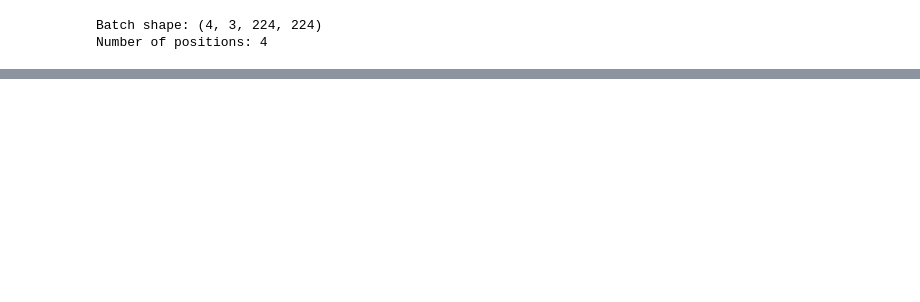
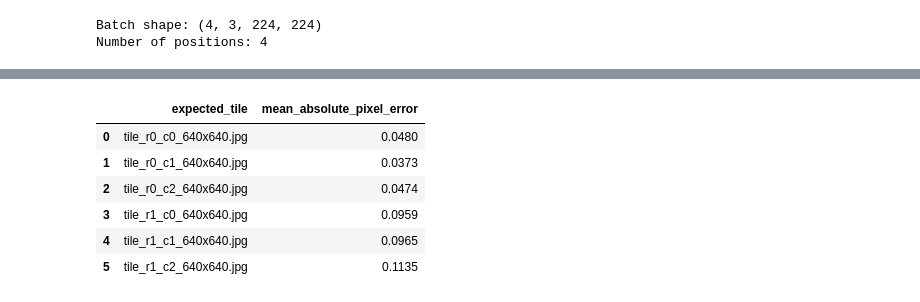
Before and after one commit to Jinushi-Kariyakarana-RMIT/ai-first-nations, a Jupyter notebook: notebooks/evaluate_image_tiler.ipynb, the cells around one changed output, grey strips where cells are left out. Saved outputs shown, nothing was run; the diff lists cells and outputs as text; code cells hidden in the pictures; blank space fills up the shorter version.

```diff
--- a/notebooks/evaluate_image_tiler.ipynb
+++ b/notebooks/evaluate_image_tiler.ipynb
@@ -237,0 +328,51 @@ Set REAL_IMAGE_PATH to evaluate a real drone image.
+# %%
+tree_counter_image = TEST_SET_DIR / "04_tree_counter_1920x1280.jpg"
+expected_paths = sorted(EXPECTED_DIR.glob("tile_r*_c*_640x640.jpg"))
+
+assert tree_counter_image.exists(), f"Missing tree-counter test image: {tree_counter_image}"
+assert len(expected_paths) == 6, f"Expected 6 reference tiles, found {len(expected_paths)}"
+
+tiles, positions, original_size = tile_image(
+    tree_counter_image,
+    tile_size=640,
+    overlap=0,
+    pad=True,
+)
+
+expected_positions = [
+    (0, 0, 640, 640),
+    (640, 0, 1280, 640),
+    (1280, 0, 1920, 640),
+    (0, 640, 640, 1280),
+    (640, 640, 1280, 1280),
+    (1280, 640, 1920, 1280),
+]
+
+assert original_size == (1920, 1280)
+assert len(tiles) == 6
+assert positions == expected_positions
+
+comparison_rows = []
+for generated_tile, expected_path in zip(tiles, expected_paths):
+    expected_tile = Image.open(expected_path).convert("RGB")
+    generated_arr = np.asarray(generated_tile, dtype=np.int16)
+    expected_arr = np.asarray(expected_tile, dtype=np.int16)
+    mae = float(np.abs(generated_arr - expected_arr).mean())
+    comparison_rows.append({
+        "expected_tile": expected_path.name,
+        "mean_absolute_pixel_error": round(mae, 4),
+    })
+    assert generated_tile.size == (640, 640)
+    assert expected_tile.size == (640, 640)
+    assert mae < 5.0
+
+comparison_results = pd.DataFrame(comparison_rows)
+comparison_results
+# %% [output]
+|  | expected_tile | mean_absolute_pixel_error |
+| 0 | tile_r0_c0_640x640.jpg | 0.0480 |
+| 1 | tile_r0_c1_640x640.jpg | 0.0373 |
+| 2 | tile_r0_c2_640x640.jpg | 0.0474 |
+| 3 | tile_r1_c0_640x640.jpg | 0.0959 |
+| 4 | tile_r1_c1_640x640.jpg | 0.0965 |
+| 5 | tile_r1_c2_640x640.jpg | 0.1135 |
```
Also changed, not shown: parts of 19 cells of this notebook, 11 other files.
